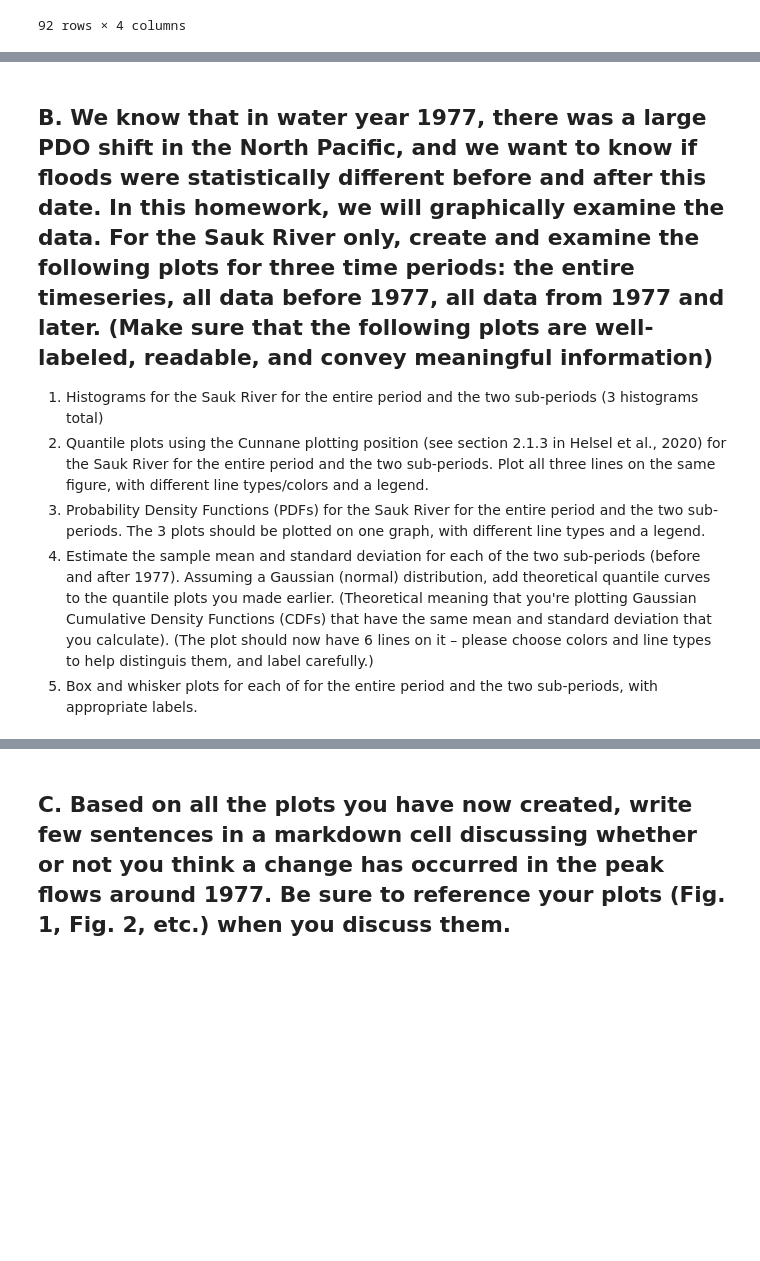
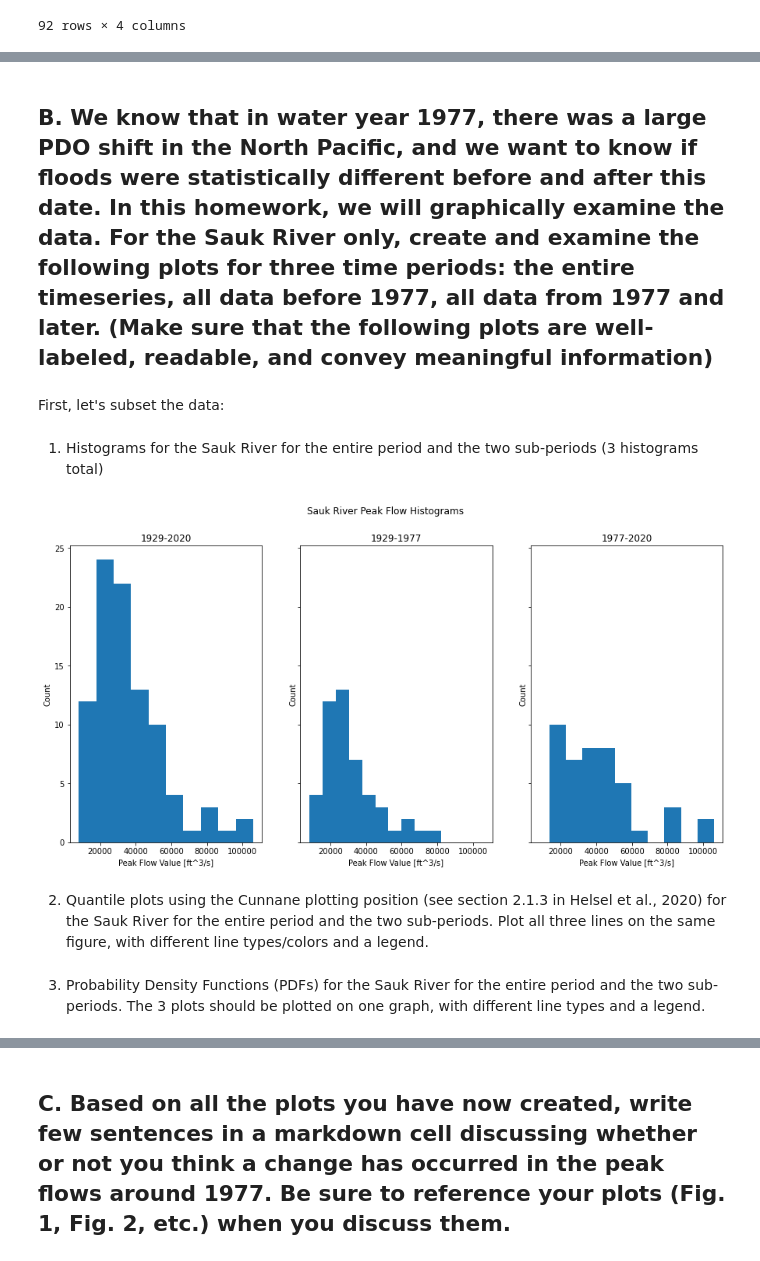
Before and after one commit to egagli/cewa565, a Jupyter notebook: homework/1/hw1.ipynb, the cells around one changed output, grey strips where cells are left out. Saved outputs shown, nothing was run; the diff lists cells and outputs as text; code cells hidden in the pictures; blank space fills up the shorter version.

```diff
--- a/homework/1/hw1.ipynb
+++ b/homework/1/hw1.ipynb
@@ -52,8 +52,27 @@ here is my qualititative description!
 # %% [markdown]
 ## B. We know that in water year 1977, there was a large PDO shift in the North Pacific, and we want to know if floods were statistically different before and after this date. In this homework, we will graphically examine the data. For the Sauk River only, create and examine the following plots for three time periods: the entire timeseries, all data before 1977, all data from 1977 and later. (Make sure that the following plots are well-labeled, readable, and convey meaningful information)
-
-1. Histograms for the Sauk River for the entire period and the two sub-periods (3 histograms total)
-2. Quantile plots using the Cunnane plotting position (see section 2.1.3 in Helsel et al., 2020) for the Sauk River for the entire period and the two sub-periods. Plot all three lines on the same figure, with different line types/colors and a legend.
-3. Probability Density Functions (PDFs) for the Sauk River for the entire period and the two sub-periods. The 3 plots should be plotted on one graph, with different line types and a legend.
-4. Estimate the sample mean and standard deviation for each of the two sub-periods (before and after 1977). Assuming a Gaussian (normal) distribution, add theoretical quantile curves to the quantile plots you made earlier. (Theoretical meaning that you're plotting Gaussian Cumulative Density Functions (CDFs) that have the same mean and standard deviation that you calculate). (The plot should now have 6 lines on it – please choose colors and line types to help distinguis them, and label carefully.)
-5. Box and whisker plots for each of for the entire period and the two sub-periods, with appropriate labels.
+# %% [markdown]
+First, let's subset the data:
+# %%
+Sauk_data_before_1977 = Sauk_data[Sauk_data['water_year']<1977]
+Sauk_data_after_1977 = Sauk_data[Sauk_data['water_year']>=1977]
+# %% [markdown]
+1. Histograms for the Sauk River for the entire period and the two sub-periods (3 histograms total)
+# %%
+f,ax = plt.subplots(1,3,figsize=(15,7),sharey=True,sharex=True)
+ax[0].hist(Sauk_data['peak_va'],bins=10)
+ax[1].hist(Sauk_data_before_1977['peak_va'],bins=10)
+ax[2].hist(Sauk_data_after_1977['peak_va'],bins=10)
+ax[0].set_title('1929-2020')
+ax[1].set_title('1929-1977')
+ax[2].set_title('1977-2020')
+f.suptitle('Sauk River Peak Flow Histograms')
+for axs in ax:
+    axs.set_xlabel('Peak Flow Value [ft^3/s]')
+    axs.set_ylabel('Count')
+# %% [output]
+[figure, added]
+# %% [markdown]
+2. Quantile plots using the Cunnane plotting position (see section 2.1.3 in Helsel et al., 2020) for the Sauk River for the entire period and the two sub-periods. Plot all three lines on the same figure, with different line types/colors and a legend.
+# %% [markdown]
+3. Probability Density Functions (PDFs) for the Sauk River for the entire period and the two sub-periods. The 3 plots should be plotted on one graph, with different line types and a legend.
```
Also changed, not shown: parts of 5 cells of this notebook.
